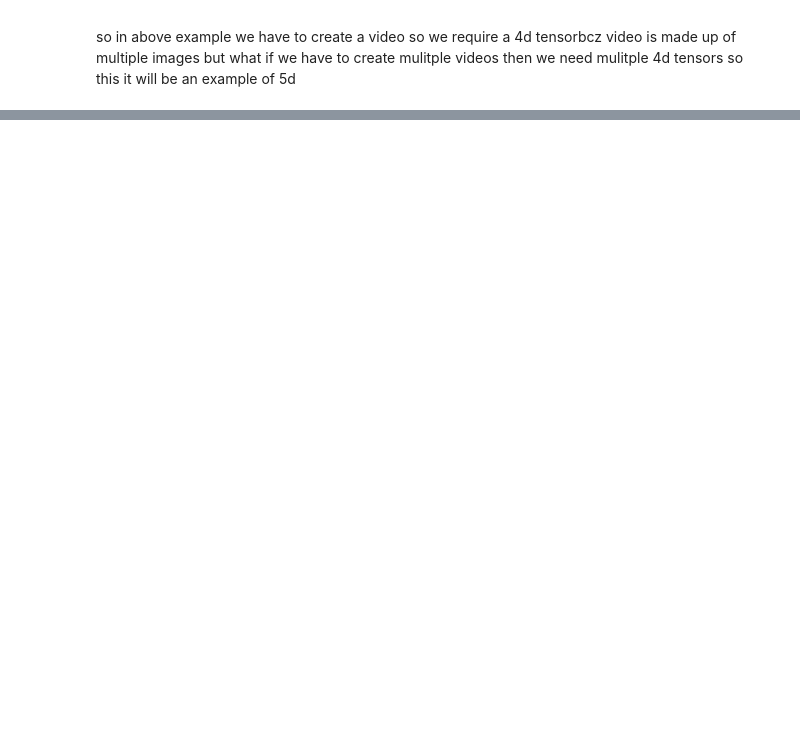
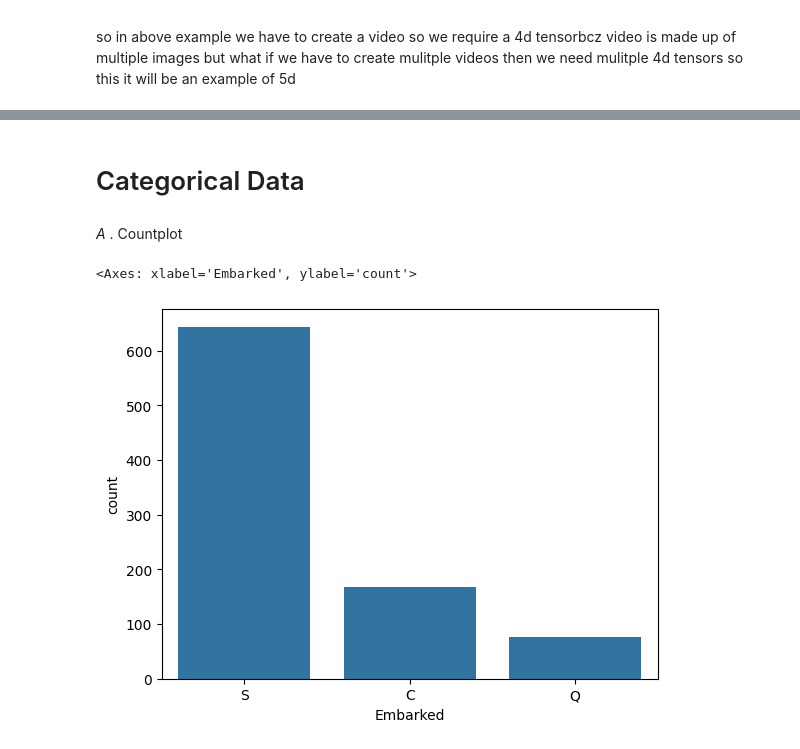
Before and after one commit to Abhinav-Ranga/Machine-learning, a Jupyter notebook: MLnotes11.ipynb, the cells around one changed output, grey strips where cells are left out. Cells and saved outputs as stored; diff of their text form; code cells hidden in the pictures; blank space fills up the shorter version.

```diff
--- a/MLnotes11.ipynb
+++ b/MLnotes11.ipynb
@@ -141,0 +263,9 @@ we have to create a video so we require a 4d tensorbcz video is made up of multi
+# %%
+import pandas as pd
+
+# Load the Titanic training dataset directly via URL
+url = "https://raw.githubusercontent.com/datasciencedojo/datasets/master/titanic.csv"
+df = pd.read_csv(url)
+
+# Preview the data just like in the video
+df.head()
@@ -141,0 +401,11 @@ we have to create a video so we require a 4d tensorbcz video is made up of multi
+# %% [markdown]
+# Categorical Data
+# %% [markdown]
+ *A*  . Countplot
+# %%
+sns.countplot(data = df, x = 'Embarked') # using seaborn
+
+# df['Survived'].value_counts().plot(kind = 'bar') # using pandas
+# %% [output]
+<Axes: xlabel='Embarked', ylabel='count'>
+[figure, added]
```
Also changed, not shown: parts of 39 cells of this notebook.
